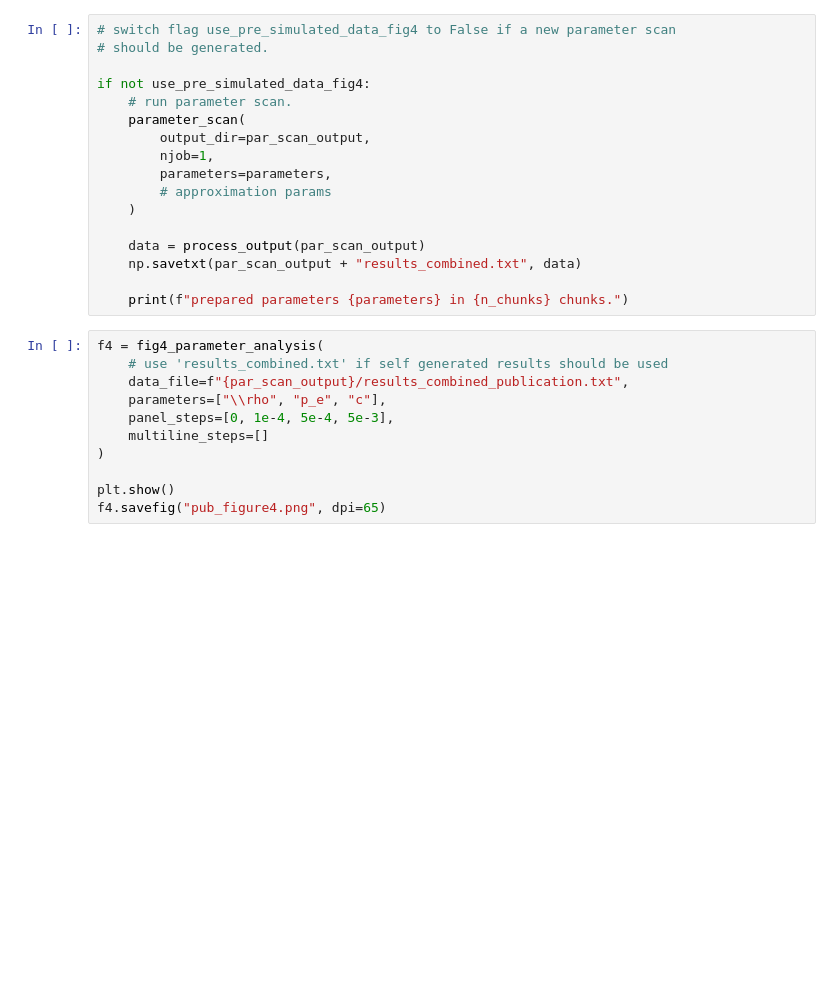
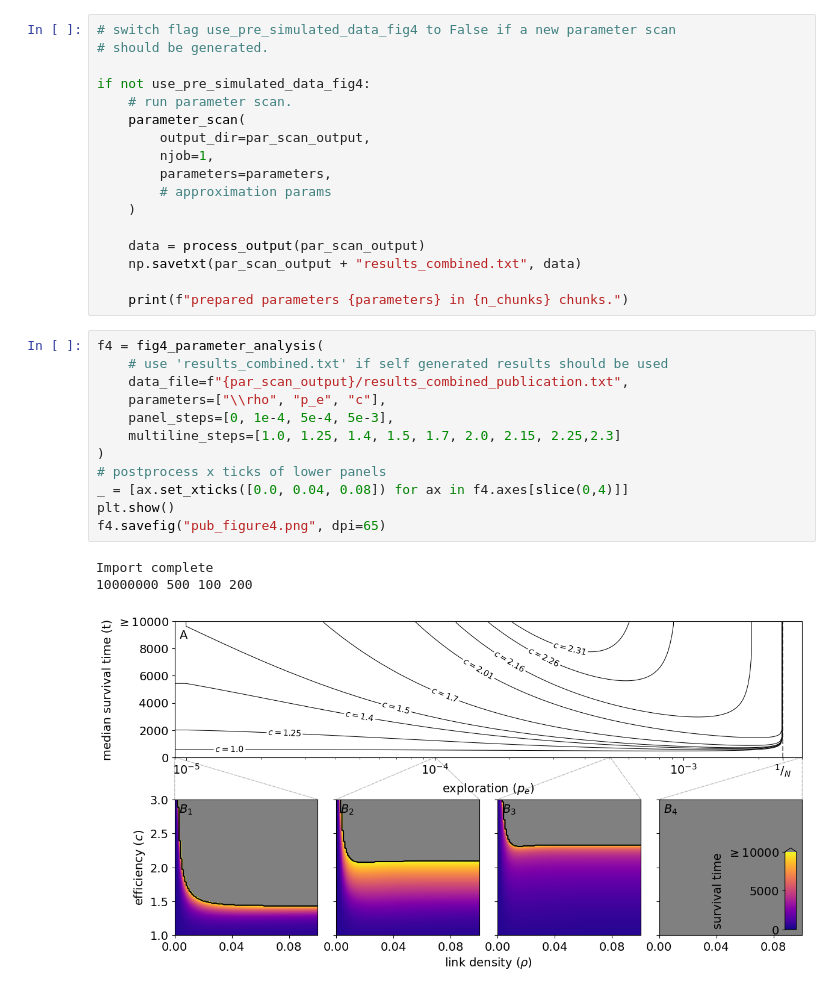
Before and after one commit to flo-schu/Tainter, a Jupyter notebook: scripts/analysis.ipynb, the cells around one changed output. Cells and saved outputs as stored; diff of their text form; blank space fills up the shorter version.

```diff
--- a/scripts/analysis.ipynb
+++ b/scripts/analysis.ipynb
@@ -256,11 +273,16 @@ if not use_pre_simulated_data_fig4:
 # %%
 f4 = fig4_parameter_analysis(
     # use 'results_combined.txt' if self generated results should be used
     data_file=f"{par_scan_output}/results_combined_publication.txt",
     parameters=["\\rho", "p_e", "c"],
     panel_steps=[0, 1e-4, 5e-4, 5e-3],
-    multiline_steps=[]
+    multiline_steps=[1.0, 1.25, 1.4, 1.5, 1.7, 2.0, 2.15, 2.25,2.3]
 )
-
+# postprocess x ticks of lower panels
+_ = [ax.set_xticks([0.0, 0.04, 0.08]) for ax in f4.axes[slice(0,4)]]
 plt.show()
 f4.savefig("pub_figure4.png", dpi=65)
+# %% [output]
+Import complete
+10000000 500 100 200
+[figure, added]
```
Also changed, not shown: parts of 6 cells of this notebook, 1 other file.
